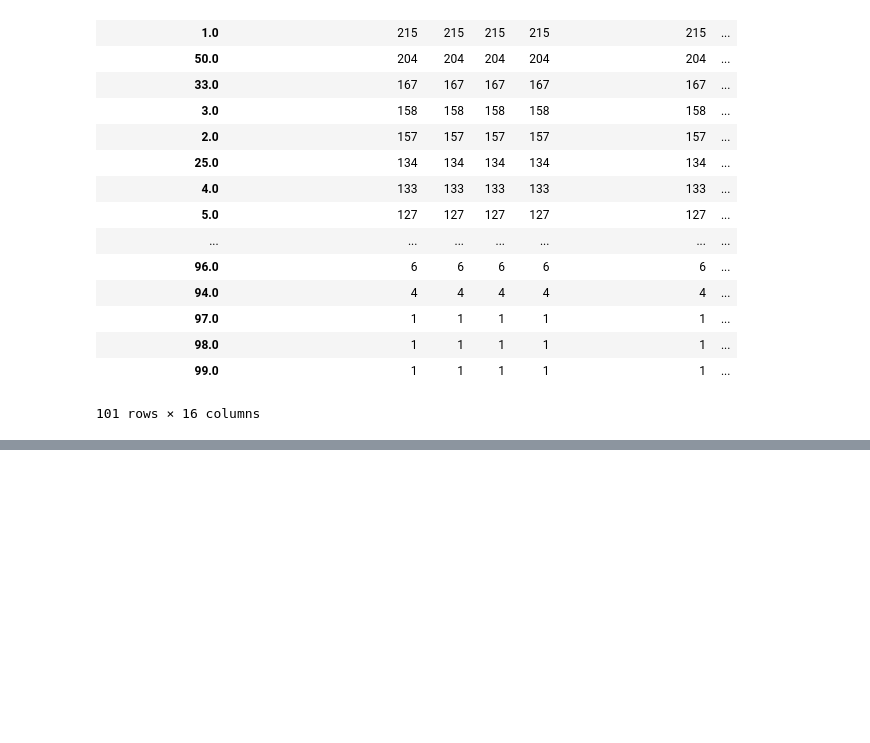
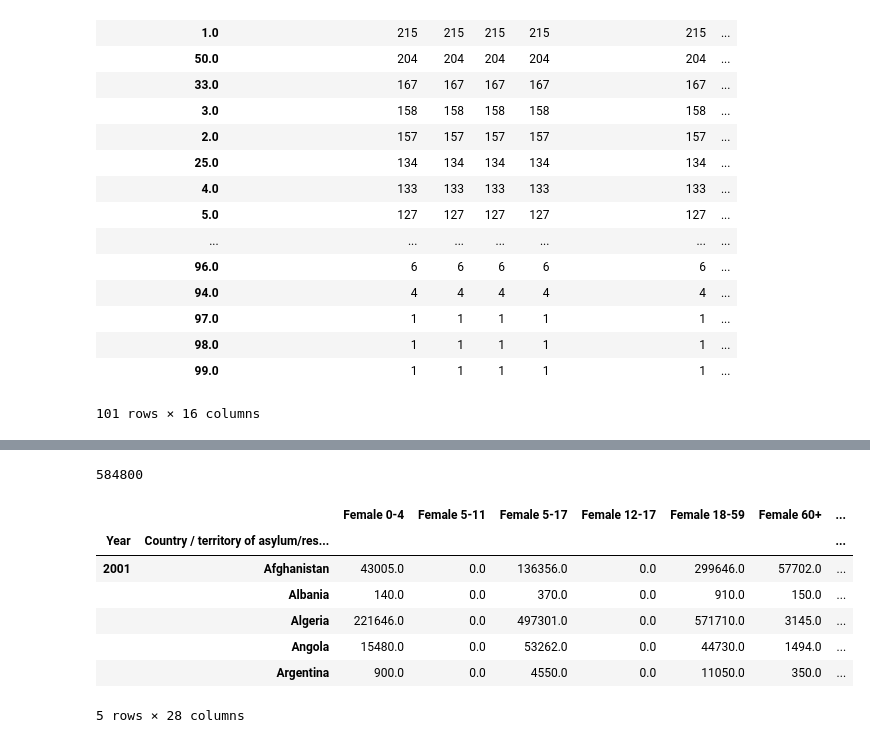
Before and after one commit to gemmaaa/lingdata, a Jupyter notebook: 3.7 Supervised learning capstone UNHCR attempt.ipynb, the cells around one changed output, grey strips where cells are left out. Cells and saved outputs as stored; diff of their text form; code cells hidden in the pictures; blank space fills up the shorter version.

```diff
--- a/3.7 Supervised learning capstone UNHCR attempt.ipynb
+++ b/3.7 Supervised learning capstone UNHCR attempt.ipynb
@@ -416,0 +429,4 @@ df.groupby('percentage_accepted').count().sort_values(by=['Origin'], ascending=F
+# %%
+asydemo = pd.merge(demographics.drop(['Location Name'], axis=1), asylees.drop(['Origin'], axis=1),
+                   on=['Country / territory of asylum/residence',
+                                    'Year',])
@@ -416,0 +443,17 @@ df.groupby('percentage_accepted').count().sort_values(by=['Origin'], ascending=F
+# %%
+len(asydemo)
+# %% [output]
+584800
+# %%
+asydemo = asydemo.groupby(['Year','Country / territory of asylum/residence']).sum()
+# %%
+asydemo.head()
+# %% [output]
+|  |  | Female 0-4 | Female 5-11 | Female 5-17 | Female 12-17 | Female 18-59 | Female 60+ | ... |
+| Year | Country / territory of asylum/res... |  |  |  |  |  |  | ... |
+| 2001 | Afghanistan | 43005.0 | 0.0 | 136356.0 | 0.0 | 299646.0 | 57702.0 | ... |
+|  | Albania | 140.0 | 0.0 | 370.0 | 0.0 | 910.0 | 150.0 | ... |
+|  | Algeria | 221646.0 | 0.0 | 497301.0 | 0.0 | 571710.0 | 3145.0 | ... |
+|  | Angola | 15480.0 | 0.0 | 53262.0 | 0.0 | 44730.0 | 1494.0 | ... |
+|  | Argentina | 900.0 | 0.0 | 4550.0 | 0.0 | 11050.0 | 350.0 | ... |
+5 rows × 28 columns
```
Also changed, not shown: parts of 26 cells of this notebook.
